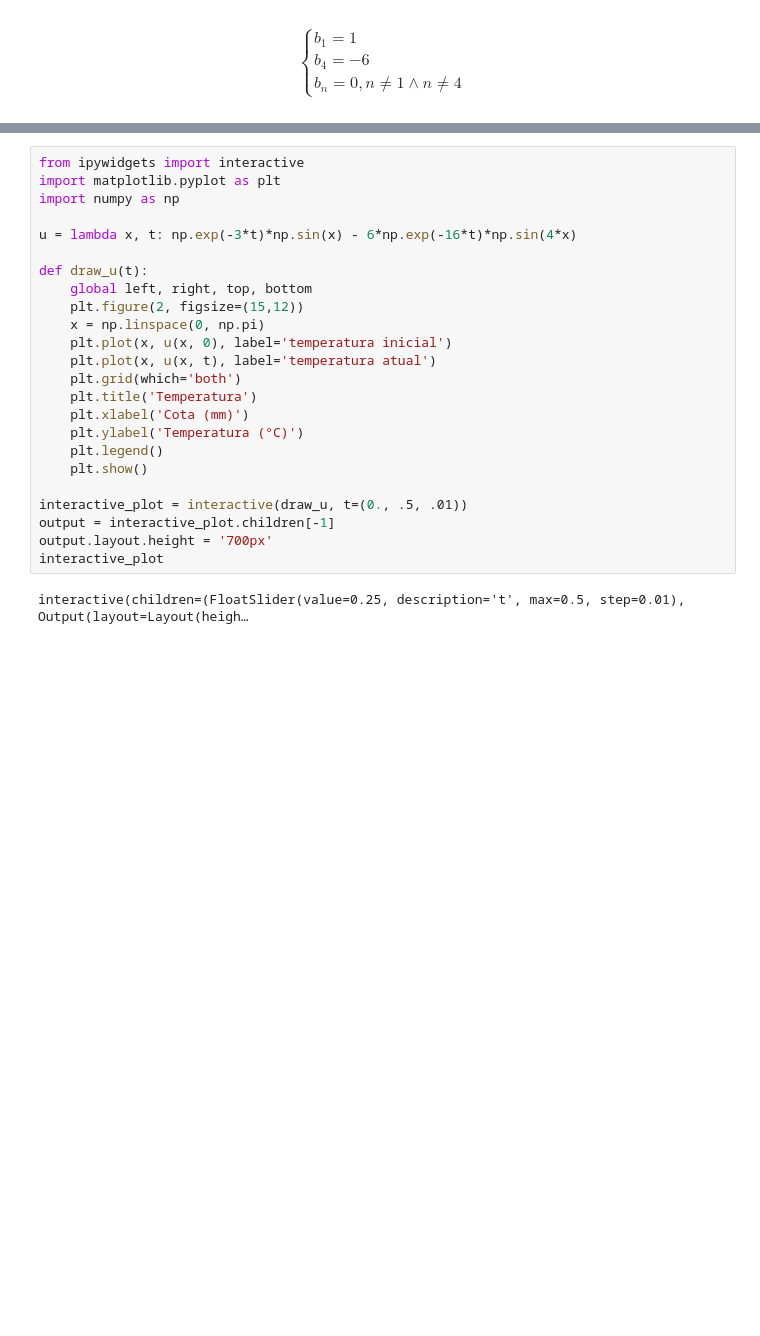
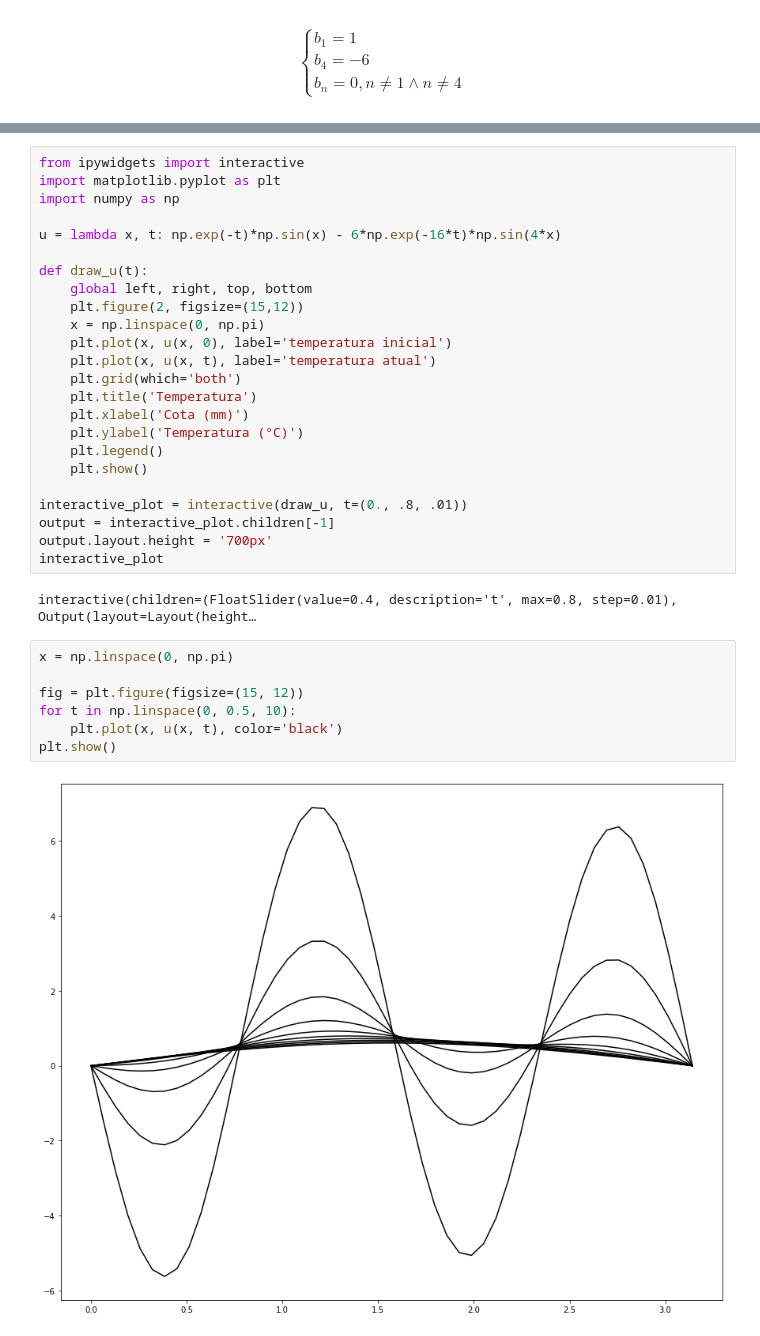
Before and after one commit to myke-oliveira/equacoes-diferenciais-parciais, a Jupyter notebook: EDP - Exercício.ipynb, the cells around one changed output, grey strips where cells are left out. Saved outputs shown, nothing was run; the diff lists cells and outputs as text; blank space fills up the shorter version.

```diff
--- a/EDP - Exercício.ipynb
+++ b/EDP - Exercício.ipynb
@@ -136,7 +155,7 @@ from ipywidgets import interactive
 import matplotlib.pyplot as plt
 import numpy as np
 
-u = lambda x, t: np.exp(-3*t)*np.sin(x) - 6*np.exp(-16*t)*np.sin(4*x)
+u = lambda x, t: np.exp(-t)*np.sin(x) - 6*np.exp(-16*t)*np.sin(4*x)
 
 def draw_u(t):
     global left, right, top, bottom
@@ -151,12 +170,21 @@ def draw_u(t):
     plt.legend()
     plt.show()
 
-interactive_plot = interactive(draw_u, t=(0., .5, .01))
+interactive_plot = interactive(draw_u, t=(0., .8, .01))
 output = interactive_plot.children[-1]
 output.layout.height = '700px'
 interactive_plot
 # %% [output]
-interactive(children=(FloatSlider(value=0.25, description='t', max=0.5, step=0.01), Output(layout=Layout(heigh…
+interactive(children=(FloatSlider(value=0.4, description='t', max=0.8, step=0.01), Output(layout=Layout(height…
+# %%
+x = np.linspace(0, np.pi)
+
+fig = plt.figure(figsize=(15, 12))
+for t in np.linspace(0, 0.5, 10):
+    plt.plot(x, u(x, t), color='black')
+plt.show()
+# %% [output]
+[figure, added]
 # %%
 from mpl_toolkits.mplot3d import Axes3D
 import matplotlib.pyplot as plt
```
Also changed, not shown: parts of 14 cells of this notebook.
